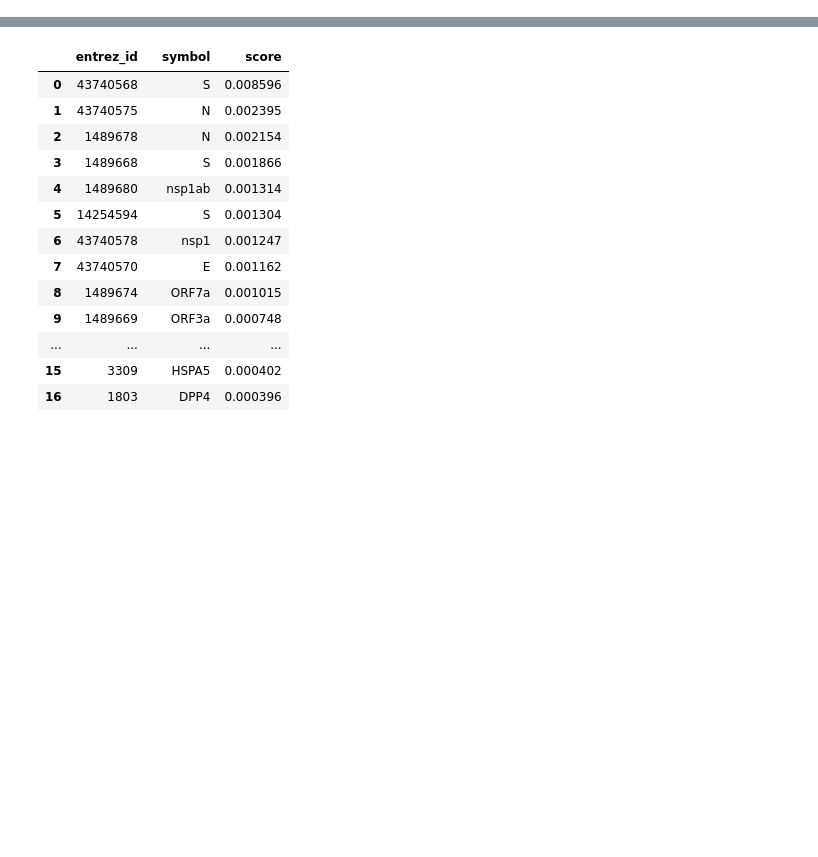
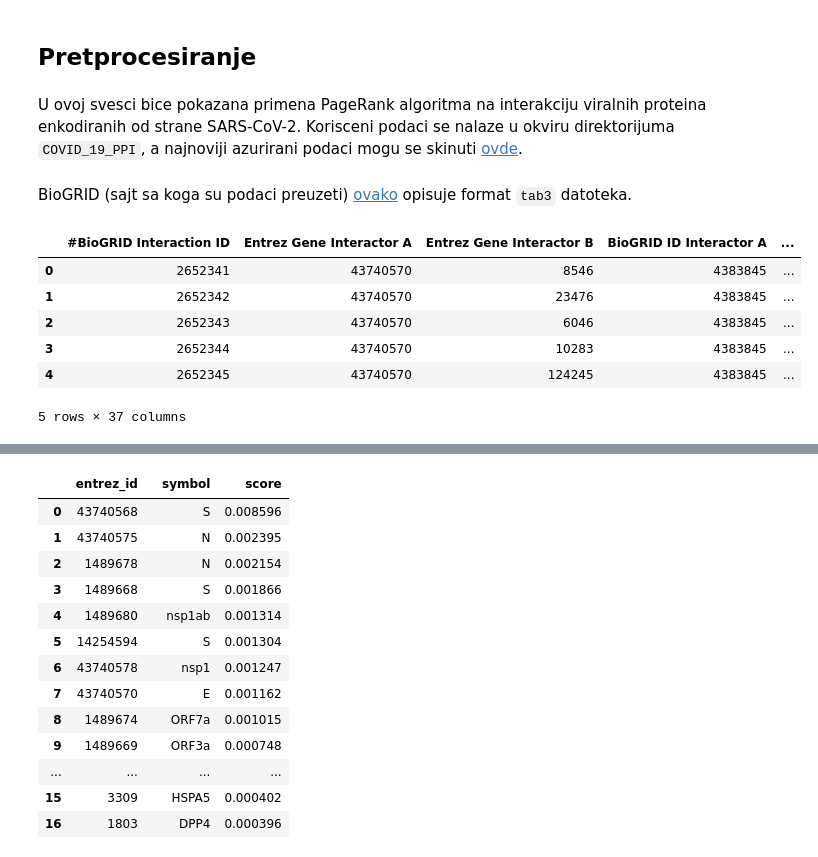
Before and after one commit to doza-daniel/ni-projekat, a Jupyter notebook: main.ipynb, the cells around one changed output, grey strips where cells are left out. Saved outputs shown, nothing was run; the diff lists cells and outputs as text; code cells hidden in the pictures; blank space fills up the shorter version.

```diff
--- a/main.ipynb
+++ b/main.ipynb
@@ -1,3 +3,7 @@
+# %% [markdown]
+## Pretprocesiranje
+# %% [markdown]
+U ovoj svesci bice pokazana primena PageRank algoritma na interakciju viralnih proteina enkodiranih od strane SARS-CoV-2. Korisceni podaci se nalaze u okviru direktorijuma `COVID_19_PPI`, a najnoviji azurirani podaci mogu se skinuti [ovde](https://downloads.thebiogrid.org/File/BioGRID/Latest-Release/BIOGRID-PROJECT-covid19_coronavirus_project-LATEST.zip).
 # %%
 import matplotlib.pyplot as plt
 import networkx as nx
@@ -7,0 +12,14 @@ file_name = 'COVID_19_PPI/BIOGRID-PROJECT-covid19_coronavirus_project-INTERACTIO
+# %% [markdown]
+BioGRID (sajt sa koga su podaci preuzeti) [ovako](https://wiki.thebiogrid.org/doku.php/biogrid_tab_version_3.0) opisuje format `tab3` datoteka.
+# %%
+file_name = 'COVID_19_PPI/BIOGRID-PROJECT-covid19_coronavirus_project-INTERACTIONS-4.4.210.tab3.txt'
+df = pd.read_csv(file_name, sep='\t')
+df.head()
+# %% [output]
+|  | #BioGRID Interaction ID | Entrez Gene Interactor A | Entrez Gene Interactor B | BioGRID ID Interactor A | ... |
+| 0 | 2652341 | 43740570 | 8546 | 4383845 | ... |
+| 1 | 2652342 | 43740570 | 23476 | 4383845 | ... |
+| 2 | 2652343 | 43740570 | 6046 | 4383845 | ... |
+| 3 | 2652344 | 43740570 | 10283 | 4383845 | ... |
+| 4 | 2652345 | 43740570 | 124245 | 4383845 | ... |
+5 rows × 37 columns
```
Also changed, not shown: parts of 9 cells of this notebook.
